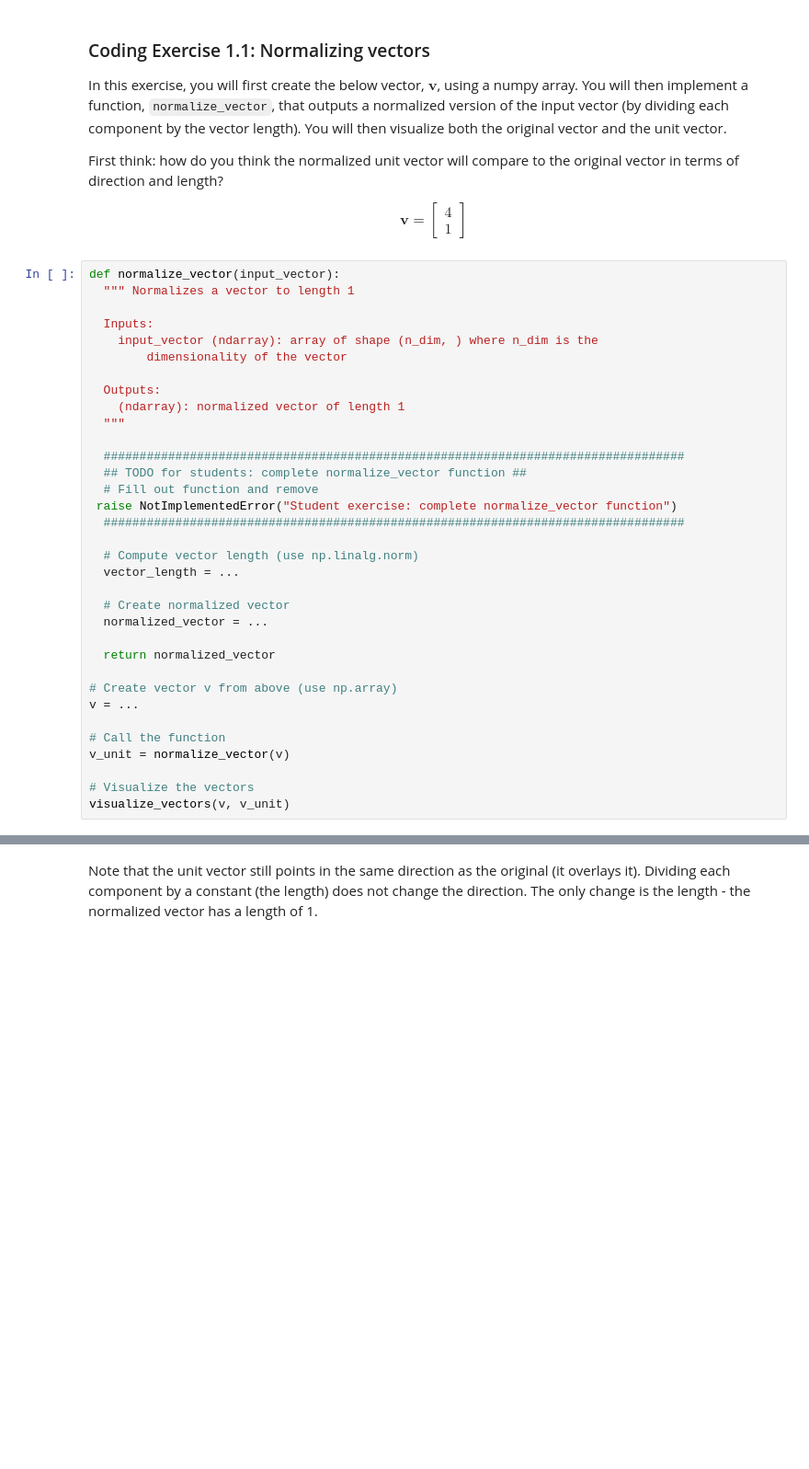
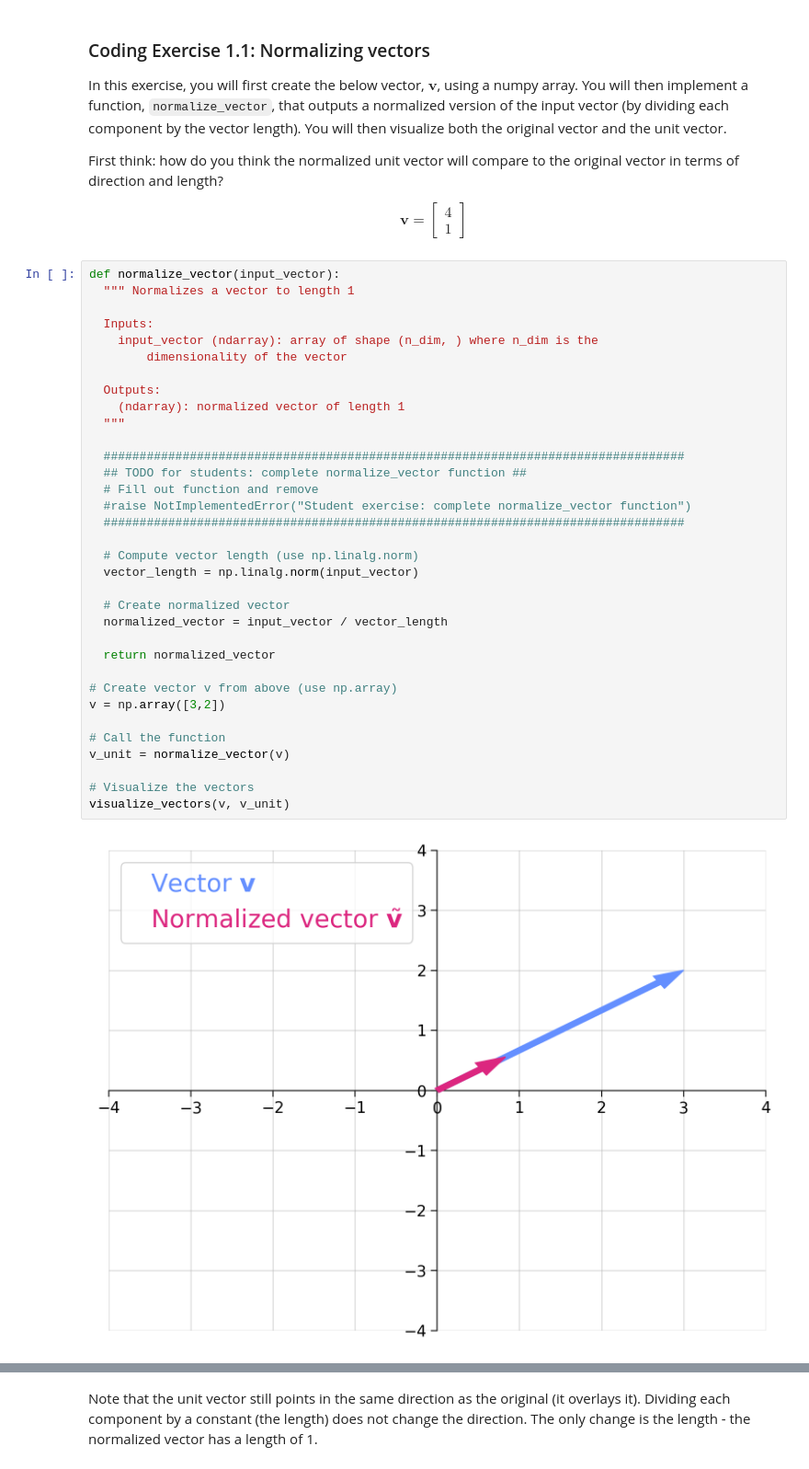
Before and after one commit to malak-crypto/intro_to_comp_neuro, a Jupyter notebook: linear_algebra/W2D1_Tutorial1.ipynb, the cells around one changed output, grey strips where cells are left out. Shown at 92% size. Cells and saved outputs as stored; diff of their text form; blank space fills up the shorter version.

```diff
--- a/linear_algebra/W2D1_Tutorial1.ipynb
+++ b/linear_algebra/W2D1_Tutorial1.ipynb
@@ -158,37 +156,39 @@ First think: how do you think the normalized unit vector will compare to the ori
 # %%
 def normalize_vector(input_vector):
   """ Normalizes a vector to length 1
 
   Inputs:
     input_vector (ndarray): array of shape (n_dim, ) where n_dim is the
         dimensionality of the vector
 
   Outputs:
     (ndarray): normalized vector of length 1
   """
 
   #################################################################################
   ## TODO for students: complete normalize_vector function ##
   # Fill out function and remove
- raise NotImplementedError("Student exercise: complete normalize_vector function")
+  #raise NotImplementedError("Student exercise: complete normalize_vector function")
   #################################################################################
 
   # Compute vector length (use np.linalg.norm)
-  vector_length = ...
+  vector_length = np.linalg.norm(input_vector)
 
   # Create normalized vector
-  normalized_vector = ...
+  normalized_vector = input_vector / vector_length
 
   return normalized_vector
 
 # Create vector v from above (use np.array)
-v = ...
+v = np.array([3,2])
 
 # Call the function
 v_unit = normalize_vector(v)
 
 # Visualize the vectors
 visualize_vectors(v, v_unit)
+# %% [output]
+[figure, added]
 # %% [markdown]
 [*Click for solution*](https://github.com/NeuromatchAcademy/precourse/tree/main//tutorials/W0D3_LinearAlgebra/solutions/W0D3_Tutorial1_Solution_121dde78.py)
 
```
Also changed, not shown: parts of 7 cells of this notebook.
